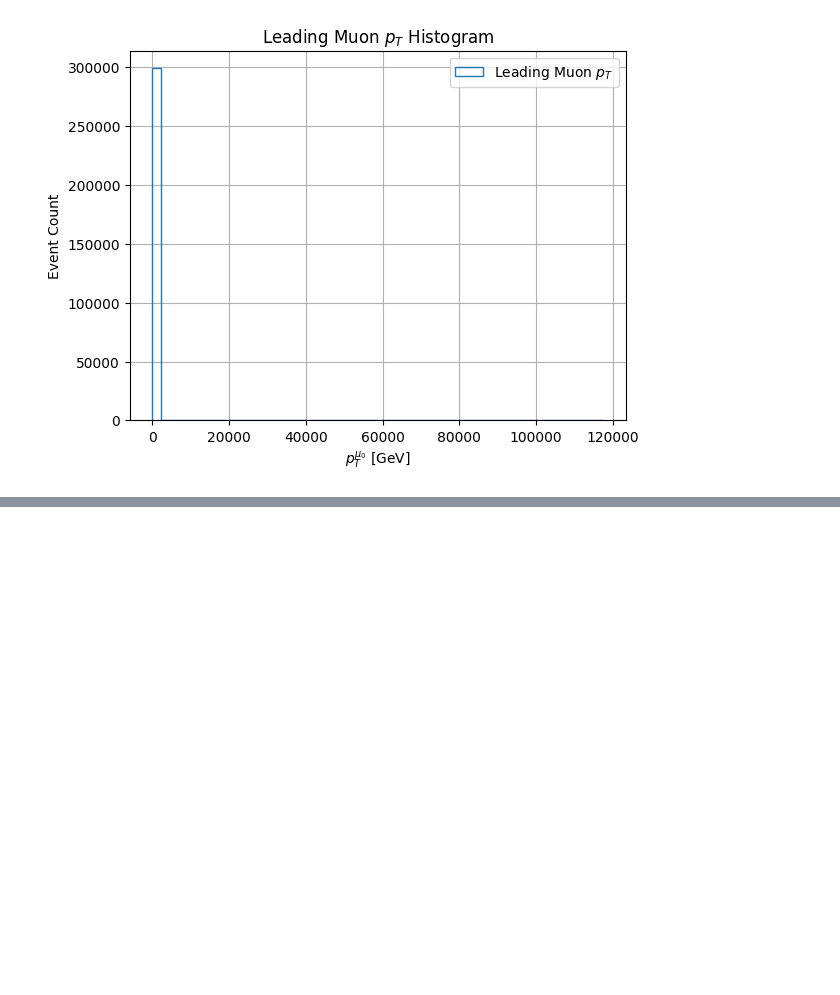
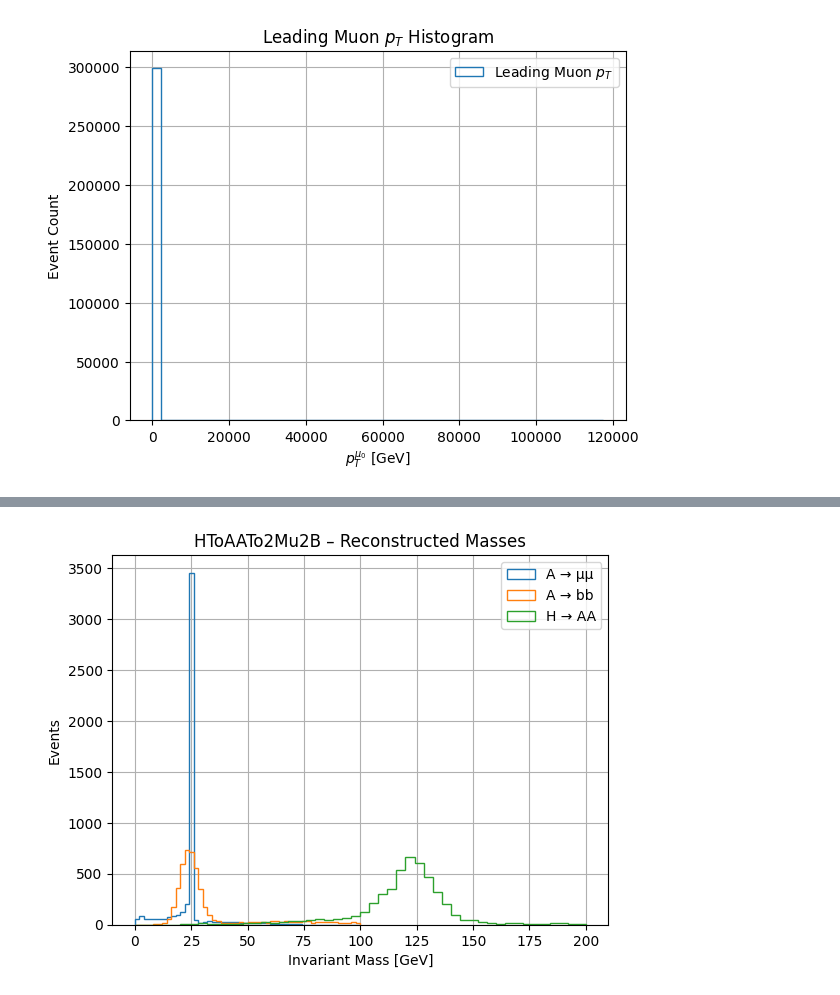
Before and after one commit to Trace-Zero/Simulated-dataset-HToAATo2Mu2B, a Jupyter notebook: MS_Collaboration_(2024)_Simulated_dataset_HToAATo2Mu2B_MA25_TuneCP5_13TeV_madgraph_pythia8_in_NANOAODSIM_format_for_2016_collision_open_data.ipynb, the cells around one changed output, grey strips where cells are left out. Cells and saved outputs as stored; diff of their text form; code cells hidden in the pictures; blank space fills up the shorter version.

```diff
--- a/MS_Collaboration_(2024)_Simulated_dataset_HToAATo2Mu2B_MA25_TuneCP5_13TeV_madgraph_pythia8_in_NANOAODSIM_format_for_2016_collision_open_data.ipynb
+++ b/MS_Collaboration_(2024)_Simulated_dataset_HToAATo2Mu2B_MA25_TuneCP5_13TeV_madgraph_pythia8_in_NANOAODSIM_format_for_2016_collision_open_data.ipynb
@@ -233,0 +278,39 @@ pyplot_histogram(muon_phi_selected, "Leading Muon $p_T$", bins=50, xlabel="$p_T^
+# %%
+#Nilay added
+import vector
+vector.register_awkward()
+
+muons = ak.zip({
+    "pt": mu_pt[tight_muons],
+    "eta": mu_eta[tight_muons],
+    "phi": mu_phi[tight_muons],
+    "mass": mu_mass[tight_muons]
+}, with_name="Momentum4D")
+
+jets = ak.zip({
+    "pt": jet_pt[jet_btag > 0.8],
+    "eta": jet_eta[jet_btag > 0.8],
+    "phi": jet_phi[jet_btag > 0.8],
+    "mass": jet_mass[jet_btag > 0.8]
+}, with_name="Momentum4D")
+
+mu1 = muons[final_mask][:, 0]
+mu2 = muons[final_mask][:, 1]
+b1 = jets[final_mask][:, 0]
+b2 = jets[final_mask][:, 1]
+
+Amm = (mu1 + mu2).mass
+Abb = (b1 + b2).mass
+H_mass = (mu1 + mu2 + b1 + b2).mass
+# %%
+plt.hist(ak.to_numpy(Amm), bins=50, range=(0, 100), histtype='step', label="A → μμ")
+plt.hist(ak.to_numpy(Abb), bins=50, range=(0, 100), histtype='step', label="A → bb")
+plt.hist(ak.to_numpy(H_mass), bins=50, range=(0, 200), histtype='step', label="H → AA")
+plt.xlabel("Invariant Mass [GeV]")
+plt.ylabel("Events")
+plt.legend()
+plt.grid()
+plt.title("HToAATo2Mu2B – Reconstructed Masses")
+plt.show()
+# %% [output]
+[figure, added]
```
Also changed, not shown: parts of 8 cells of this notebook.
